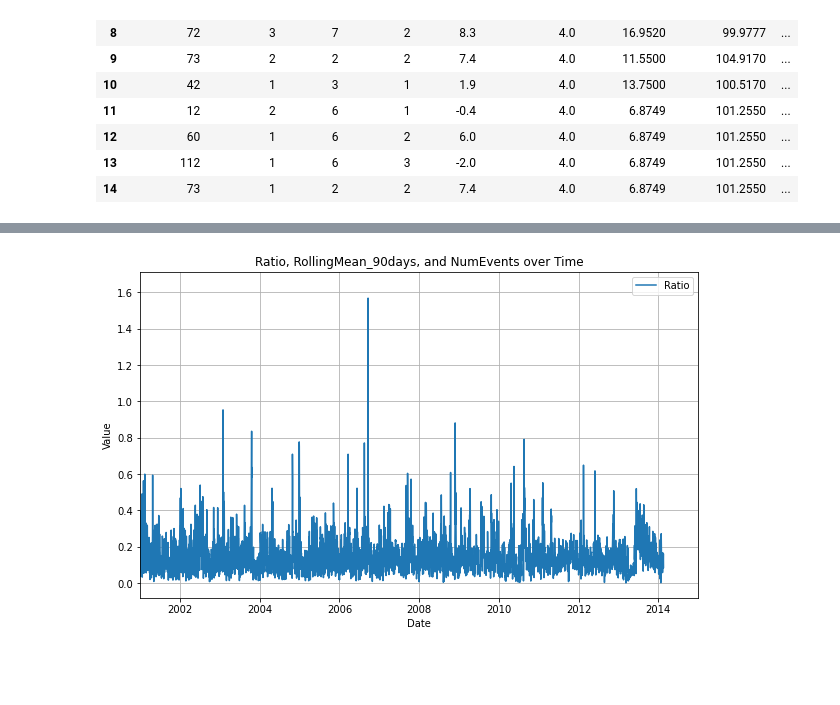
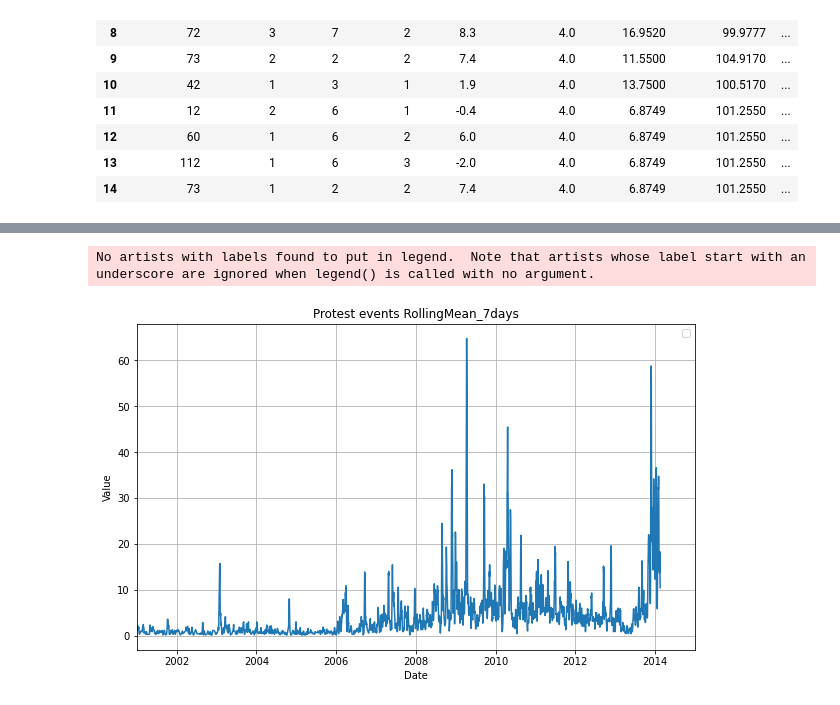
Before and after one commit to TomaszBud/GDELT-thesis, a Jupyter notebook: notebooks/hmm.ipynb, the cells around one changed output, grey strips where cells are left out. Cells and saved outputs as stored; diff of their text form; code cells hidden in the pictures; blank space fills up the shorter version.

```diff
--- a/notebooks/hmm.ipynb
+++ b/notebooks/hmm.ipynb
@@ -119,7 +108,7 @@ data = pd.read_csv('../data/GDELT_THA_num.csv')
 
 data['Date'] = pd.to_datetime(data[['Year', 'Month', 'Day']])
 
-filtered_data = data[data['CAMEOCode'].isin(range(14, 1455))]
+filtered_data = data[data['CAMEOCode'].astype(str).str.startswith('14')]
 
 rolling_sums = []
 
@@ -134,6 +123,6 @@ for date in tqdm(filtered_data['Date'], desc="Calculating Rolling Sums"):
 
     rolling_sums.append(rolling_sum)
 
-filtered_data['Rolling7days'] = rolling_sums
+filtered_data['R14'] = rolling_sums
 
 print(filtered_data)
@@ -140,16 +154,17 @@ print(filtered_data)
 # %%
 import matplotlib.pyplot as plt
 
 plt.figure(figsize=(10, 6))
-plt.plot(grouped_data['Date'], grouped_data['Ratio']/7, label='Ratio')
+plt.plot(filtered_data['Date'], filtered_data['R14'])
 # plt.plot(grouped_data['Date'], grouped_data['RollingMean_90days'], label='RollingMean_90days')
 # plt.plot(grouped_data['Date'], grouped_data['NumEvents'], label='NumEvents')
 plt.xlabel('Date')
 plt.ylabel('Value')
 plt.xlim(pd.to_datetime('2001-01-01'), pd.to_datetime('2015-01-01'))
-plt.title('Ratio, RollingMean_90days, and NumEvents over Time')
+plt.title('Protest events RollingMean_7days')
 plt.legend()
 plt.grid(True)
 plt.show()
 # %% [output]
+No artists with labels found to put in legend.  Note that artists whose label start with an underscore are ignored when legend() is called with no argument.
-[figure, old version]
+[figure, new version]
```
Also changed, not shown: parts of 9 cells of this notebook, 5 other files.
